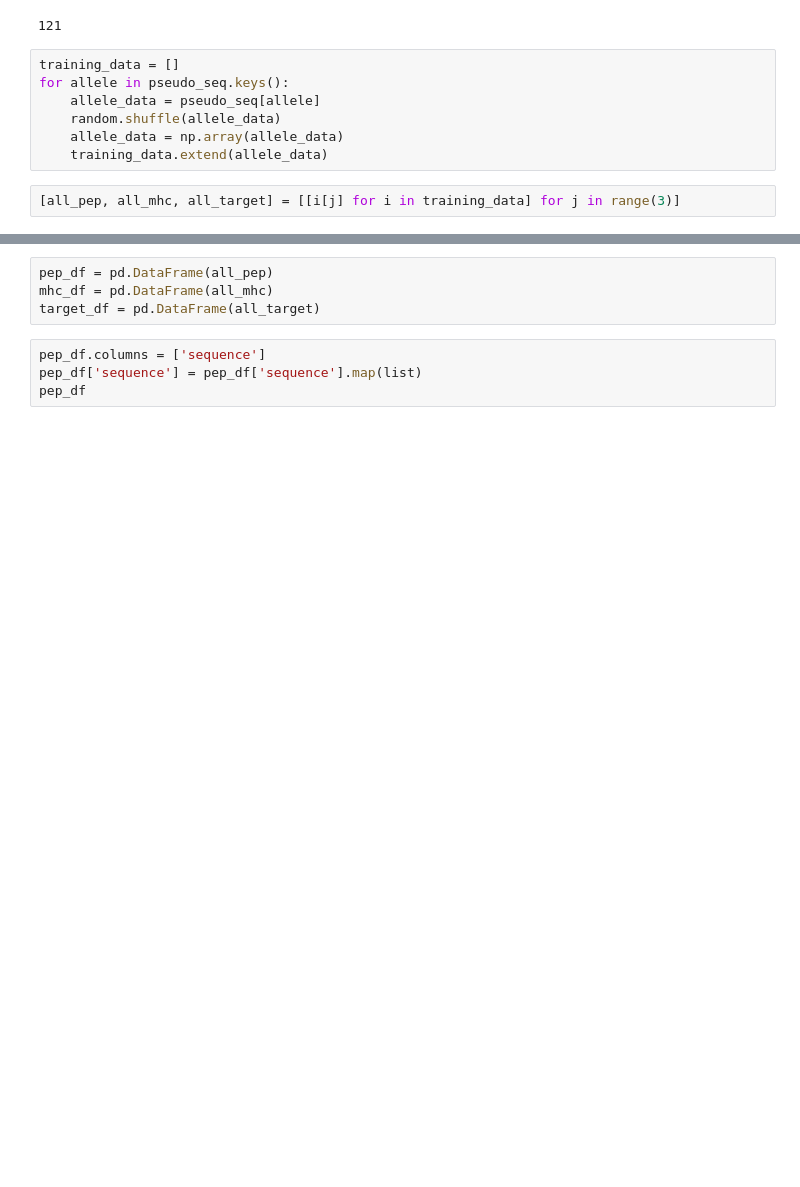
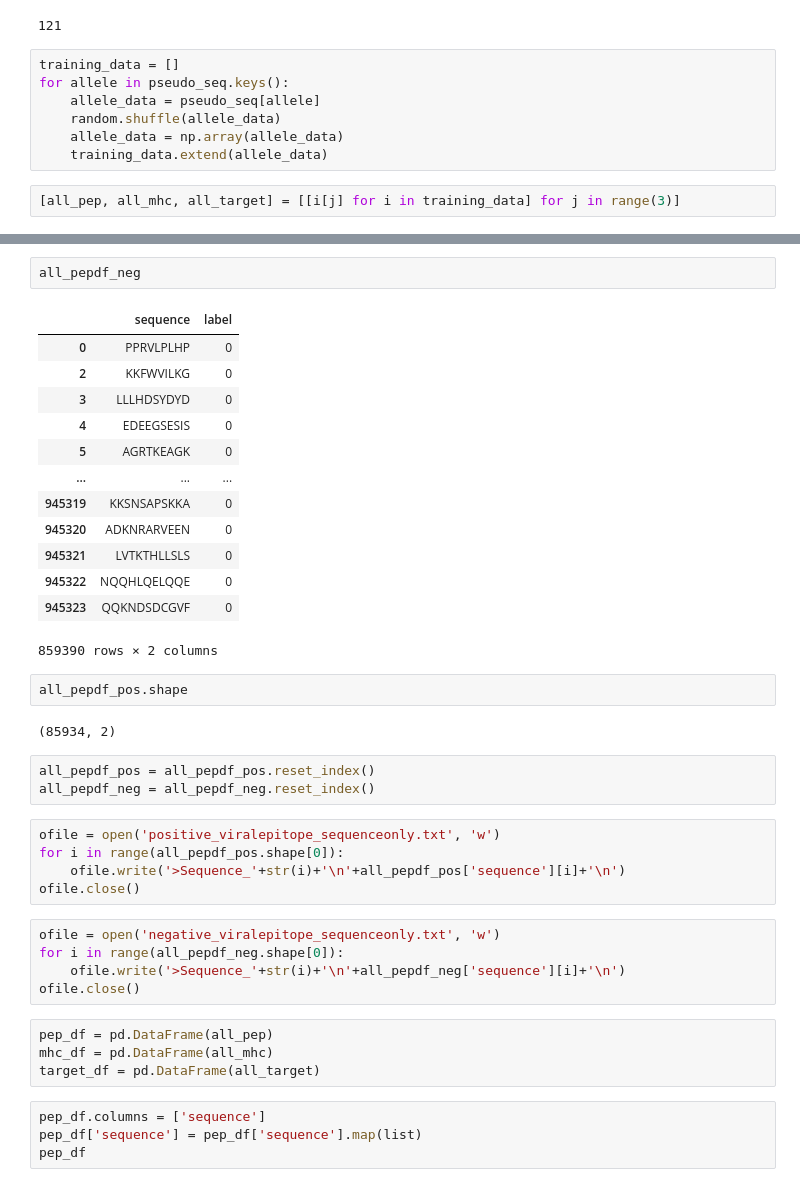
Before and after one commit to jjia1/viralepitope, a Jupyter notebook: ViralEpitopeModel_transformer.ipynb, the cells around one changed output, grey strips where cells are left out. Cells and saved outputs as stored; diff of their text form; blank space fills up the shorter version.

```diff
--- a/ViralEpitopeModel_transformer.ipynb
+++ b/ViralEpitopeModel_transformer.ipynb
@@ -148,3 +181,36 @@ for allele in pseudo_seq.keys():
+# %%
+all_pepdf_neg
+# %% [output]
+|  | sequence | label |
+| 0 | PPRVLPLHP | 0 |
+| 2 | KKFWVILKG | 0 |
+| 3 | LLLHDSYDYD | 0 |
+| 4 | EDEEGSESIS | 0 |
+| 5 | AGRTKEAGK | 0 |
+| ... | ... | ... |
+| 945319 | KKSNSAPSKKA | 0 |
+| 945320 | ADKNRARVEEN | 0 |
+| 945321 | LVTKTHLLSLS | 0 |
+| 945322 | NQQHLQELQQE | 0 |
+| 945323 | QQKNDSDCGVF | 0 |
+859390 rows × 2 columns
+# %%
+all_pepdf_pos.shape
+# %% [output]
+(85934, 2)
+# %%
+all_pepdf_pos = all_pepdf_pos.reset_index()
+all_pepdf_neg = all_pepdf_neg.reset_index()
+# %%
+ofile = open('positive_viralepitope_sequenceonly.txt', 'w')
+for i in range(all_pepdf_pos.shape[0]):
+    ofile.write('>Sequence_'+str(i)+'\n'+all_pepdf_pos['sequence'][i]+'\n')
+ofile.close()
+# %%
+ofile = open('negative_viralepitope_sequenceonly.txt', 'w')
+for i in range(all_pepdf_neg.shape[0]):
+    ofile.write('>Sequence_'+str(i)+'\n'+all_pepdf_neg['sequence'][i]+'\n')
+ofile.close()
 # %%
 pep_df = pd.DataFrame(all_pep)
 mhc_df = pd.DataFrame(all_mhc)
```
Also changed, not shown: parts of 13 cells of this notebook, 1 other file.
